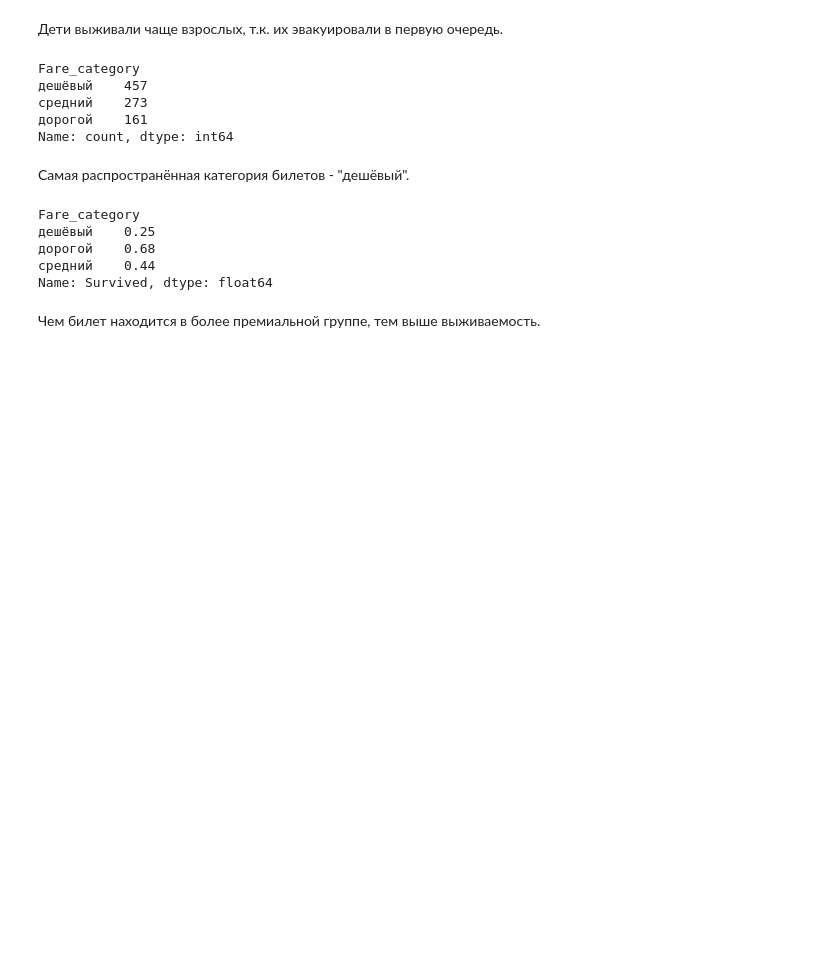
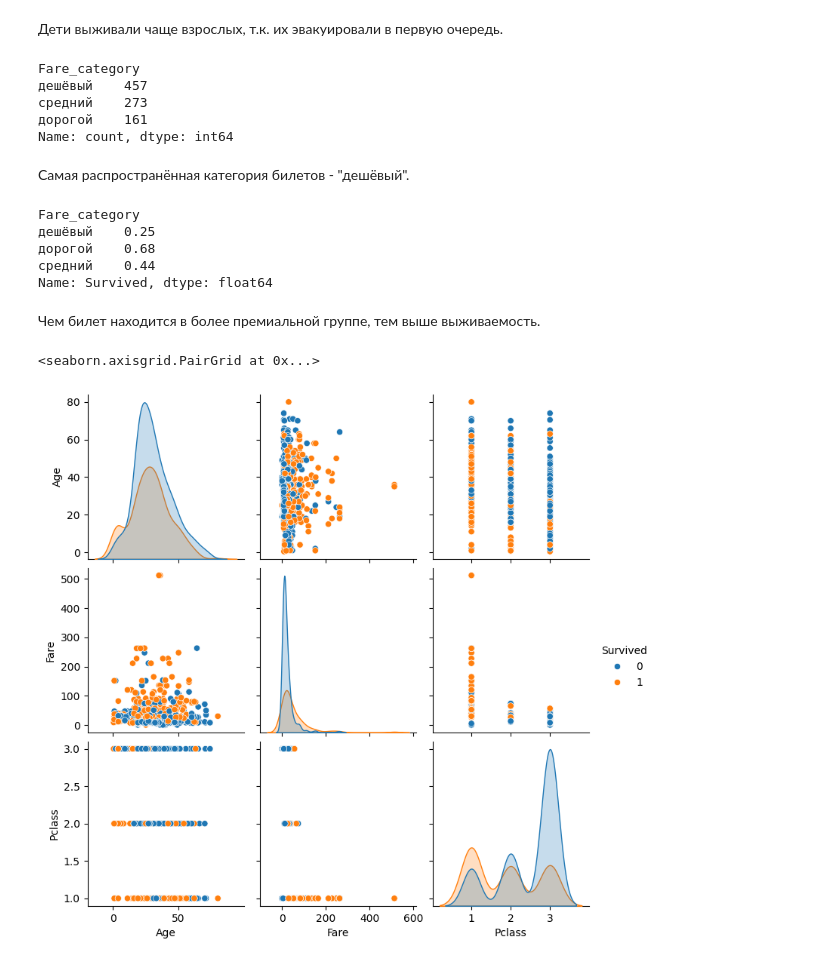
Before and after one commit to poluektovnikolaj68-droid/titanic-eda, a Jupyter notebook: titanic_practice.ipynb, the cells around one changed output. Cells and saved outputs as stored; diff of their text form; code cells hidden in the pictures; blank space fills up the shorter version.

```diff
--- a/titanic_practice.ipynb
+++ b/titanic_practice.ipynb
@@ -408,3 +408,9 @@ Fare_category
 Name: Survived, dtype: float64
 # %% [markdown]
 Чем билет находится в более премиальной группе, тем выше выживаемость.
+# %%
+import seaborn as sns
+sns.pairplot(df[['Age', 'Fare', 'Pclass', 'Survived']].dropna(), hue='Survived')
+# %% [output]
+<seaborn.axisgrid.PairGrid at 0x...>
+[figure, added]
```
Also changed, not shown: parts of 10 cells of this notebook.
